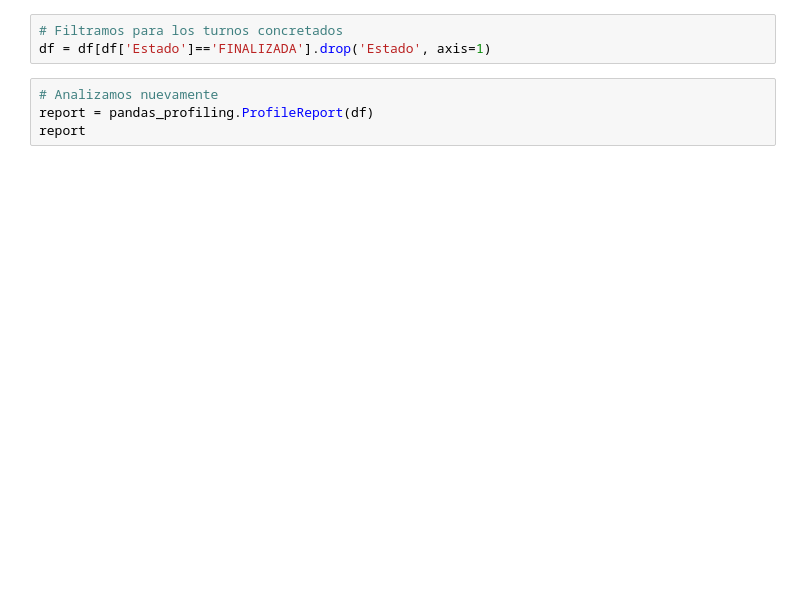
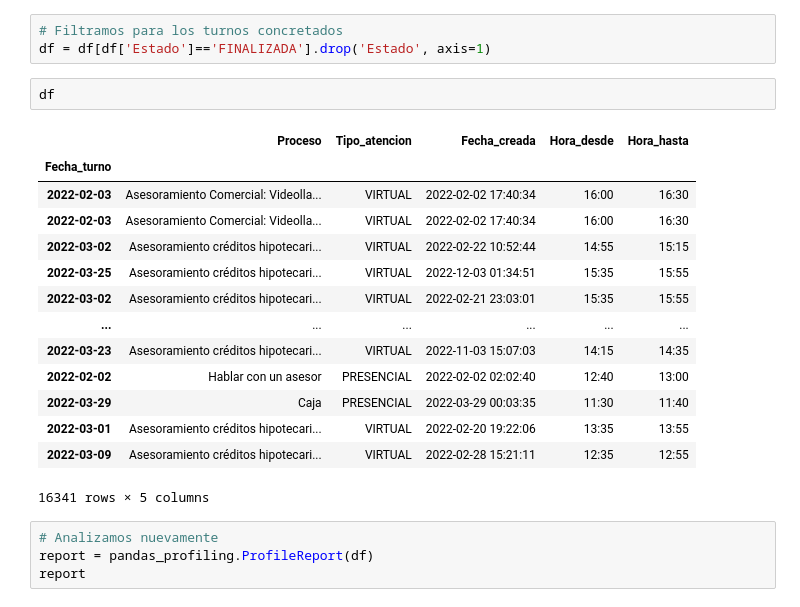
Before and after one commit to pfauda/trayecto3, a Jupyter notebook: Notebooks/Profiling_Turnero.ipynb, the cells around one changed output. Drawn from its saved outputs; the diff is of its cells as text; blank space fills up the shorter version.

```diff
--- a/Notebooks/Profiling_Turnero.ipynb
+++ b/Notebooks/Profiling_Turnero.ipynb
@@ -77,6 +90,23 @@ report
 # %%
 # Filtramos para los turnos concretados
 df = df[df['Estado']=='FINALIZADA'].drop('Estado', axis=1)
+# %%
+df
+# %% [output]
+|  | Proceso | Tipo_atencion | Fecha_creada | Hora_desde | Hora_hasta |
+| Fecha_turno |  |  |  |  |  |
+| 2022-02-03 | Asesoramiento Comercial: Videolla... | VIRTUAL | 2022-02-02 17:40:34 | 16:00 | 16:30 |
+| 2022-02-03 | Asesoramiento Comercial: Videolla... | VIRTUAL | 2022-02-02 17:40:34 | 16:00 | 16:30 |
+| 2022-03-02 | Asesoramiento créditos hipotecari... | VIRTUAL | 2022-02-22 10:52:44 | 14:55 | 15:15 |
+| 2022-03-25 | Asesoramiento créditos hipotecari... | VIRTUAL | 2022-12-03 01:34:51 | 15:35 | 15:55 |
+| 2022-03-02 | Asesoramiento créditos hipotecari... | VIRTUAL | 2022-02-21 23:03:01 | 15:35 | 15:55 |
+| ... | ... | ... | ... | ... | ... |
+| 2022-03-23 | Asesoramiento créditos hipotecari... | VIRTUAL | 2022-11-03 15:07:03 | 14:15 | 14:35 |
+| 2022-02-02 | Hablar con un asesor | PRESENCIAL | 2022-02-02 02:02:40 | 12:40 | 13:00 |
+| 2022-03-29 | Caja | PRESENCIAL | 2022-03-29 00:03:35 | 11:30 | 11:40 |
+| 2022-03-01 | Asesoramiento créditos hipotecari... | VIRTUAL | 2022-02-20 19:22:06 | 13:35 | 13:55 |
+| 2022-03-09 | Asesoramiento créditos hipotecari... | VIRTUAL | 2022-02-28 15:21:11 | 12:35 | 12:55 |
+16341 rows × 5 columns
 # %%
 # Analizamos nuevamente
 report = pandas_profiling.ProfileReport(df)
```
Also changed, not shown: parts of 6 cells of this notebook, 7 other files.
